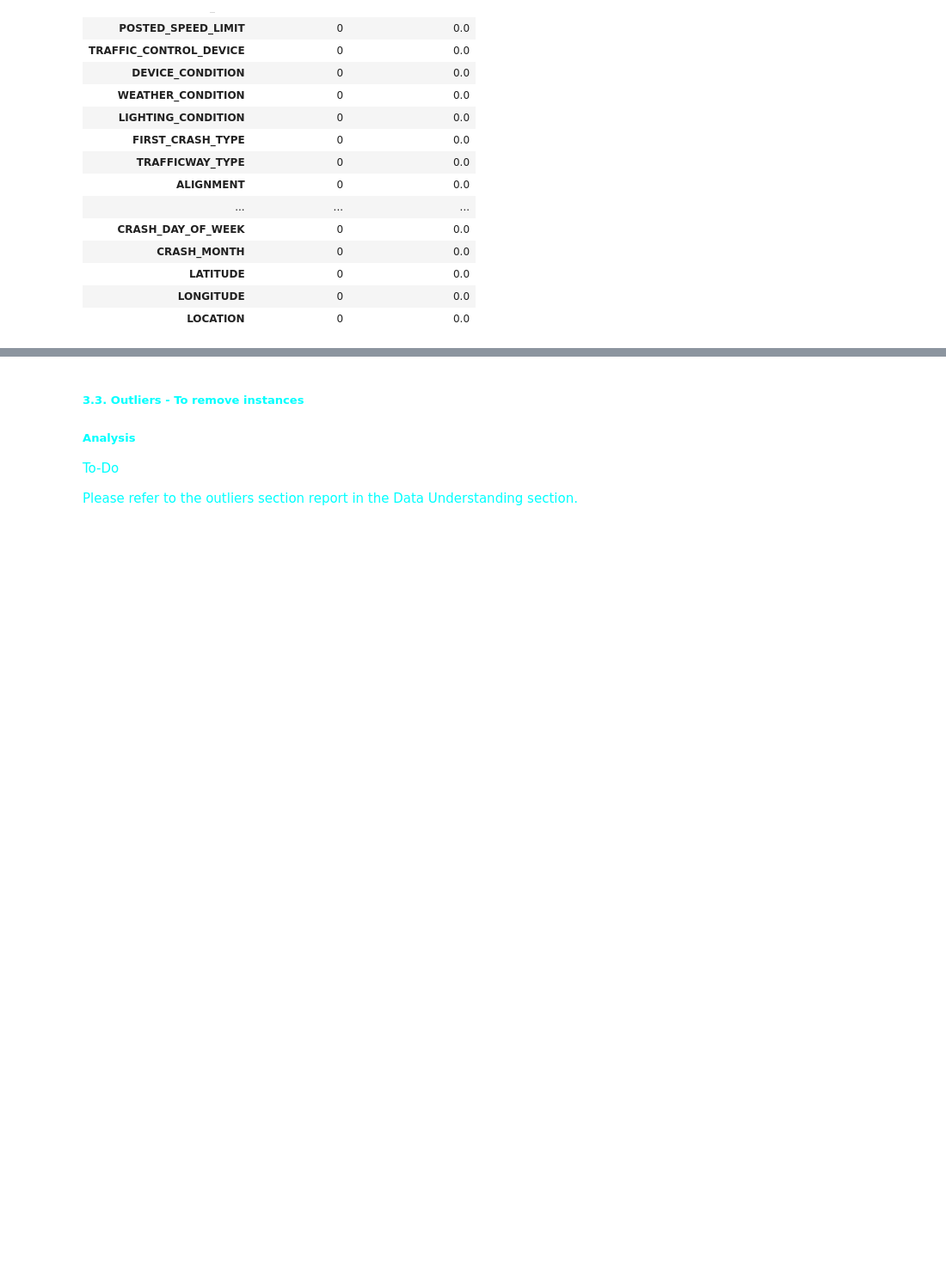
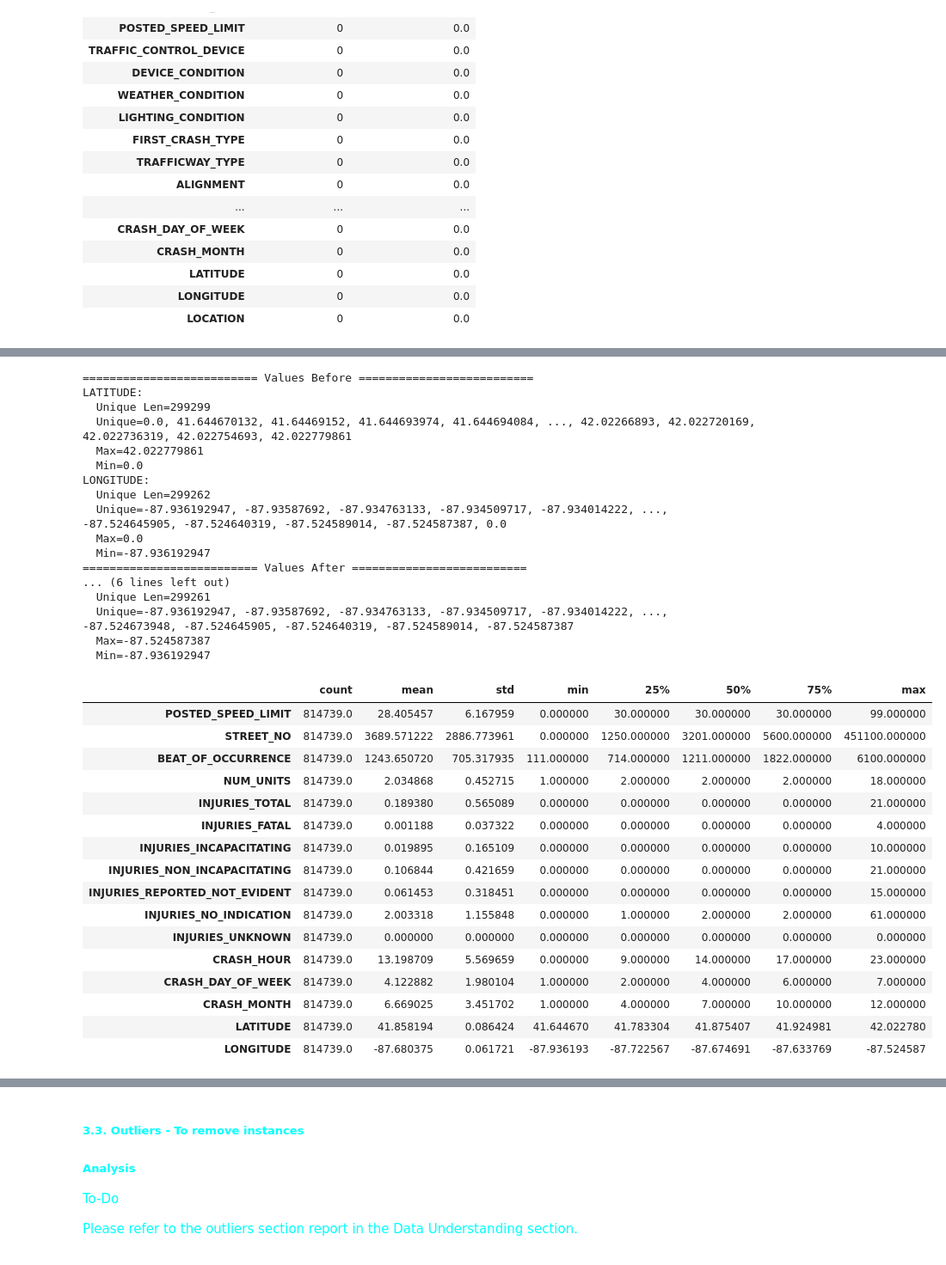
Before and after one commit to mm-khiet/project_dal, a Jupyter notebook: injury_prediction.ipynb, the cells around one changed output, grey strips where cells are left out. Shown at 86% size. Drawn from its saved outputs; the diff is of its cells as text; code cells hidden in the pictures; blank space fills up the shorter version.

Commit message:
1. Drop Location 2. Special Handling for LONGITUDE and LATITUDE 3. More comments + table + helper functions

```diff
--- a/injury_prediction.ipynb
+++ b/injury_prediction.ipynb
@@ -514,7 +616,7 @@ More details in each section.
 # 3.1. Missing Values (Part-1) - Drop
 
 # For each step, we take a copy. It is easier to debug and investigate.
-df_drop_missing = df.copy()
+df_drop_missing_features = df.copy()
 
 # Set the threshold for dropping columns
 MISSING_THRESHOLD = 30.0
@@ -523,7 +625,7 @@ MISSING_THRESHOLD = 30.0
 columns_to_drop = completeness_report[completeness_report['Missing Percentage'] >= MISSING_THRESHOLD].index
 
 # Drop these columns from the DataFrame
-df_drop_missing = df_drop_missing.drop(columns=columns_to_drop)
+df_drop_missing_features = df_drop_missing_features.drop(columns=columns_to_drop)
 
 # Now, df has the columns dropped where the missing value percentage was higher than 30%
 print("Features with missing instances higher than 30% that has been dropped")
@@ -539,7 +654,7 @@ Index(['WORKERS_PRESENT_I', 'DOORING_I', 'WORK_ZONE_TYPE', 'WORK_ZONE_I',
 # 3.1. Missing Values (Part-2) - Imputation for values
 
 
-df_imputation_missing = df_drop_missing.copy()
+df_imputation_missing = df_drop_missing_instances.copy()
 
 # Identify columns that have missing value percentage less than the imputation threshold
 columns_to_impute = completeness_report[completeness_report['Missing Percentage'] < MISSING_THRESHOLD].index
@@ -593,3 +710,9 @@ Please refer to missing values report in the Data Understanding section.
 <br>
 
 </span>
+# %%
+# x.y. Drop Duplicated features
+
+df_drop_location = df_imputation_missing.copy()
+
+df_drop_location = df_drop_location.drop('LOCATION', axis=1)
@@ -595,0 +734,68 @@ Please refer to missing values report in the Data Understanding section.
+# %%
+# Section x.y. - Fix Ranges and Special Outliers
+
+df_fix_range_issues = df_drop_location.copy()
+
+print("========================== Values Before ==========================")
+crash_latitude_unique_values, crash_latitude_unique_values, crash_latitude_max_value, crash_latitude_min_value = get_continuous_feature_details(df_fix_range_issues, 'LATITUDE')
+crash_longitude_unique_values, crash_longitude_unique_values, crash_longitude_max_value, crash_longitude_min_value = get_continuous_feature_details(df_fix_range_issues, 'LONGITUDE')
+
+# To remove values for my_feature outside a given range range (including min_value and max_value)
+def remove_invalid_values_outside_given_range(my_df, my_feature, min_value, max_value):
+    # Create a mask for values within the range
+    valid_mask = (my_df[my_feature] >= min_value) & (my_df[my_feature] <= max_value)
+    # Apply the mask to the DataFrame
+    filtered_df = my_df[valid_mask]
+    return filtered_df
+
+# Define the valid range for LATITUDE
+min_latitude = 41.640
+max_latitude = 42.023
+df_fix_range_issues = remove_invalid_values_outside_given_range(df_fix_range_issues, 'LATITUDE', min_latitude, max_latitude)
+
+# Define the valid range for LONGITUDE
+min_longitude = -87.940
+max_longitude = -87.524
+df_fix_range_issues = remove_invalid_values_outside_given_range(df_fix_range_issues, 'LONGITUDE', min_longitude, max_longitude)
+
+
+print("========================== Values After ==========================")
+crash_latitude_unique_values, crash_latitude_unique_values, crash_latitude_max_value, crash_latitude_min_value = get_continuous_feature_details(df_fix_range_issues, 'LATITUDE')
+crash_longitude_unique_values, crash_longitude_unique_values, crash_longitude_max_value, crash_longitude_min_value = get_continuous_feature_details(df_fix_range_issues, 'LONGITUDE')
+
+get_continuous_features_tabular_report(df_fix_range_issues).transpose()
+# %% [output]
+========================== Values Before ==========================
+LATITUDE:
+  Unique Len=299299
+  Unique=0.0, 41.644670132, 41.64469152, 41.644693974, 41.644694084, ..., 42.02266893, 42.022720169, 42.022736319, 42.022754693, 42.022779861
+  Max=42.022779861
+  Min=0.0
+LONGITUDE:
+  Unique Len=299262
+  Unique=-87.936192947, -87.93587692, -87.934763133, -87.934509717, -87.934014222, ..., -87.524645905, -87.524640319, -87.524589014, -87.524587387, 0.0
+  Max=0.0
+  Min=-87.936192947
+========================== Values After ==========================
+... (6 lines left out)
+  Unique Len=299261
+  Unique=-87.936192947, -87.93587692, -87.934763133, -87.934509717, -87.934014222, ..., -87.524673948, -87.524645905, -87.524640319, -87.524589014, -87.524587387
+  Max=-87.524587387
+  Min=-87.936192947
+|  | count | mean | std | min | 25% | 50% | 75% | max |
+| POSTED_SPEED_LIMIT | 814739.0 | 28.405457 | 6.167959 | 0.000000 | 30.000000 | 30.000000 | 30.000000 | 99.000000 |
+| STREET_NO | 814739.0 | 3689.571222 | 2886.773961 | 0.000000 | 1250.000000 | 3201.000000 | 5600.000000 | 451100.000000 |
+| BEAT_OF_OCCURRENCE | 814739.0 | 1243.650720 | 705.317935 | 111.000000 | 714.000000 | 1211.000000 | 1822.000000 | 6100.000000 |
+| NUM_UNITS | 814739.0 | 2.034868 | 0.452715 | 1.000000 | 2.000000 | 2.000000 | 2.000000 | 18.000000 |
+| INJURIES_TOTAL | 814739.0 | 0.189380 | 0.565089 | 0.000000 | 0.000000 | 0.000000 | 0.000000 | 21.000000 |
+| INJURIES_FATAL | 814739.0 | 0.001188 | 0.037322 | 0.000000 | 0.000000 | 0.000000 | 0.000000 | 4.000000 |
+| INJURIES_INCAPACITATING | 814739.0 | 0.019895 | 0.165109 | 0.000000 | 0.000000 | 0.000000 | 0.000000 | 10.000000 |
+| INJURIES_NON_INCAPACITATING | 814739.0 | 0.106844 | 0.421659 | 0.000000 | 0.000000 | 0.000000 | 0.000000 | 21.000000 |
+| INJURIES_REPORTED_NOT_EVIDENT | 814739.0 | 0.061453 | 0.318451 | 0.000000 | 0.000000 | 0.000000 | 0.000000 | 15.000000 |
+| INJURIES_NO_INDICATION | 814739.0 | 2.003318 | 1.155848 | 0.000000 | 1.000000 | 2.000000 | 2.000000 | 61.000000 |
+| INJURIES_UNKNOWN | 814739.0 | 0.000000 | 0.000000 | 0.000000 | 0.000000 | 0.000000 | 0.000000 | 0.000000 |
+| CRASH_HOUR | 814739.0 | 13.198709 | 5.569659 | 0.000000 | 9.000000 | 14.000000 | 17.000000 | 23.000000 |
+| CRASH_DAY_OF_WEEK | 814739.0 | 4.122882 | 1.980104 | 1.000000 | 2.000000 | 4.000000 | 6.000000 | 7.000000 |
+| CRASH_MONTH | 814739.0 | 6.669025 | 3.451702 | 1.000000 | 4.000000 | 7.000000 | 10.000000 | 12.000000 |
+| LATITUDE | 814739.0 | 41.858194 | 0.086424 | 41.644670 | 41.783304 | 41.875407 | 41.924981 | 42.022780 |
+| LONGITUDE | 814739.0 | -87.680375 | 0.061721 | -87.936193 | -87.722567 | -87.674691 | -87.633769 | -87.524587 |
```
Also changed, not shown: parts of 9 cells of this notebook.
